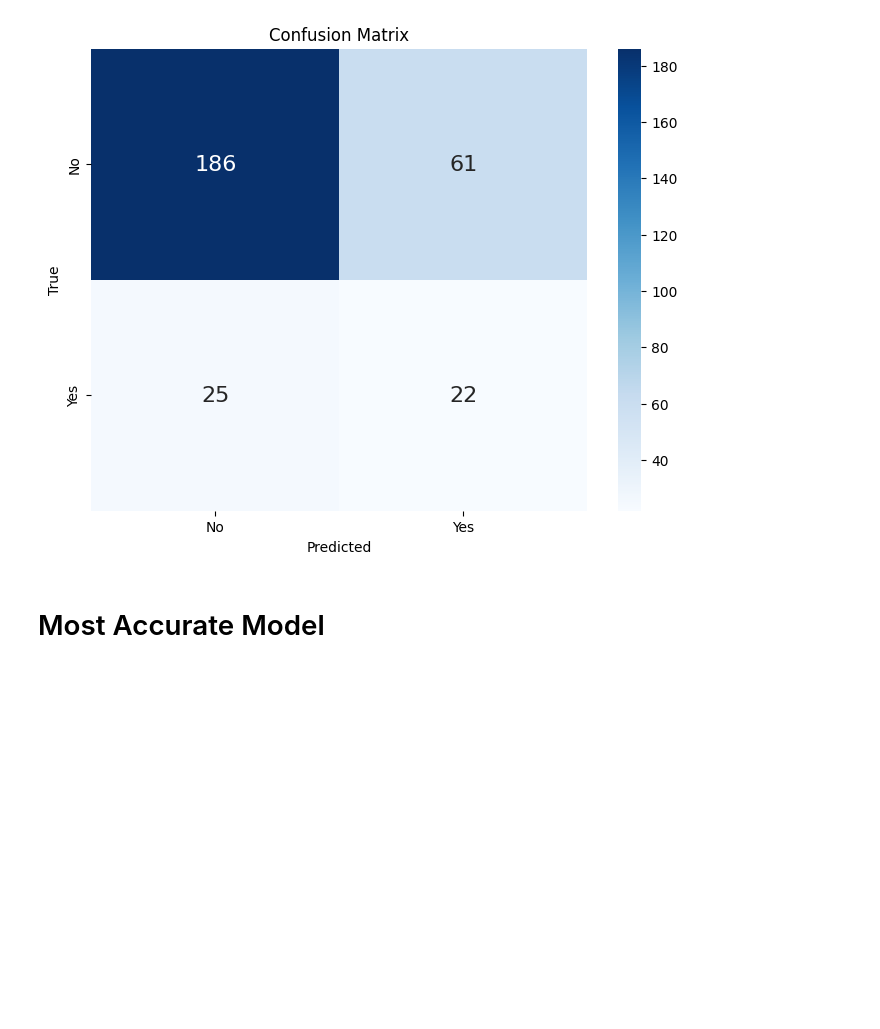
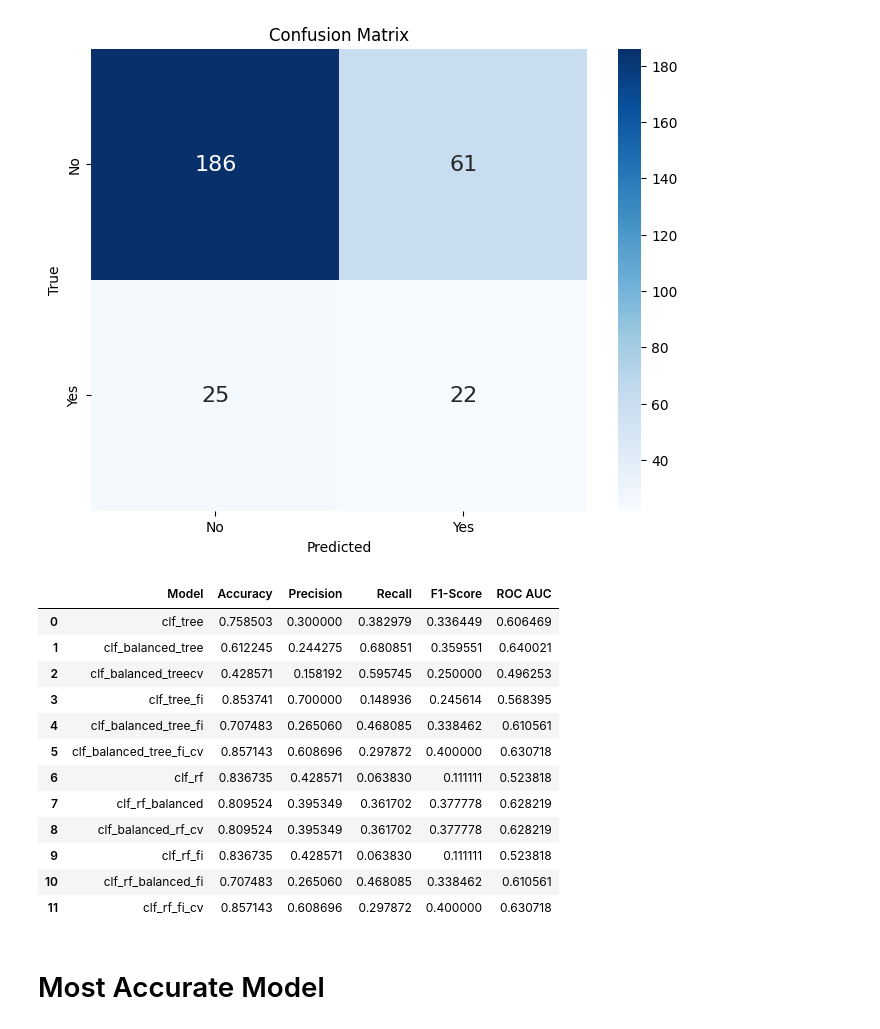
Before and after one commit to byrdwcrawford/HR_Analytics, a Jupyter notebook: HR_Model_Final.ipynb, the cells around one changed output. Cells and saved outputs as stored; diff of their text form; code cells hidden in the pictures; blank space fills up the shorter version.

```diff
--- a/HR_Model_Final.ipynb
+++ b/HR_Model_Final.ipynb
@@ -1377,10 +1377,10 @@ param_grid_fi_cv_rf = {
 }
 
 # Initialize the classifier
-clf_rf = RandomForestClassifier(class_weight='balanced', random_state=42)
+clf_rf_fi_cv = RandomForestClassifier(class_weight='balanced', random_state=42)
 
 # Initialize GridSearchCV with the classifier and parameter grid
-grid_search = GridSearchCV(estimator=clf_rf, param_grid=param_grid_fi_cv_rf,
+grid_search = GridSearchCV(estimator=clf_rf_fi_cv, param_grid=param_grid_fi_cv_rf,
                            scoring='accuracy', cv=5, n_jobs=-1, verbose=1)
 
 # Fit GridSearchCV to the training data
@@ -1727,6 +1727,59 @@ Confusion Matrix:
 [[186  61]
  [ 25  22]]
 [figure]
+# %%
+def table_values(model_name, model_pred_vals):
+
+  model_name = model_name
+  accuracy = accuracy_score(y_test, model_pred_vals)
+  precision = precision_score(y_test, model_pred_vals)
+  recall = recall_score(y_test, model_pred_vals)
+  f1_score =  2 * (precision * recall) / (precision + recall)
+  roc_auc = roc_auc_score(y_test, model_pred_vals)
+
+  model_results = pd.DataFrame([{
+          'Model': model_name,
+          'Accuracy': accuracy,
+          'Precision': precision,
+          'Recall': recall,
+          'F1-Score': f1_score,
+          'ROC AUC': roc_auc
+      }])
+
+  results_df = pd.concat([model_results], ignore_index=True)
+  return results_df
+# %%
+base_tree = table_values('clf_tree', y_pred_tree)
+balanced_tree = table_values('clf_balanced_tree', y_pred_balanced)
+balanced_treecv = table_values('clf_balanced_treecv', y_pred_cv)
+fi_tree = table_values('clf_tree_fi', y_pred_fi)
+fi_balanced_tree = table_values('clf_balanced_tree_fi', y_pred_balanced_fi)
+fi_balanced_treecv = table_values('clf_balanced_tree_fi_cv', y_pred_cv_fi)
+
+rf = table_values('clf_rf', y_pred_rf)
+rf_balanced = table_values('clf_rf_balanced', y_pred_rf_balanced)
+rf_balanced_cv = table_values('clf_balanced_rf_cv', y_pred_rf_balanced_cv)
+rf_fi = table_values('clf_rf_fi', y_pred_rf_fi)
+rf_fi_balanced = table_values('clf_rf_balanced_fi', y_pred_balanced_fi)
+rf_fi_cv = table_values('clf_rf_fi_cv', y_pred_cv_fi)
+
+
+final_results_table = pd.concat([base_tree, balanced_tree, balanced_treecv, fi_tree, fi_balanced_tree, fi_balanced_treecv, rf, rf_balanced, rf_balanced_cv, rf_fi, rf_fi_balanced, rf_fi_cv], ignore_index=True)
+final_results_table
+# %% [output]
+|  | Model | Accuracy | Precision | Recall | F1-Score | ROC AUC |
+| 0 | clf_tree | 0.758503 | 0.300000 | 0.382979 | 0.336449 | 0.606469 |
+| 1 | clf_balanced_tree | 0.612245 | 0.244275 | 0.680851 | 0.359551 | 0.640021 |
+| 2 | clf_balanced_treecv | 0.428571 | 0.158192 | 0.595745 | 0.250000 | 0.496253 |
+| 3 | clf_tree_fi | 0.853741 | 0.700000 | 0.148936 | 0.245614 | 0.568395 |
+| 4 | clf_balanced_tree_fi | 0.707483 | 0.265060 | 0.468085 | 0.338462 | 0.610561 |
+| 5 | clf_balanced_tree_fi_cv | 0.857143 | 0.608696 | 0.297872 | 0.400000 | 0.630718 |
+| 6 | clf_rf | 0.836735 | 0.428571 | 0.063830 | 0.111111 | 0.523818 |
+| 7 | clf_rf_balanced | 0.809524 | 0.395349 | 0.361702 | 0.377778 | 0.628219 |
+| 8 | clf_balanced_rf_cv | 0.809524 | 0.395349 | 0.361702 | 0.377778 | 0.628219 |
+| 9 | clf_rf_fi | 0.836735 | 0.428571 | 0.063830 | 0.111111 | 0.523818 |
+| 10 | clf_rf_balanced_fi | 0.707483 | 0.265060 | 0.468085 | 0.338462 | 0.610561 |
+| 11 | clf_rf_fi_cv | 0.857143 | 0.608696 | 0.297872 | 0.400000 | 0.630718 |
 # %%
 #df_cleaned.corr()
 # %%
```
Also changed, not shown: parts of 11 cells of this notebook.
